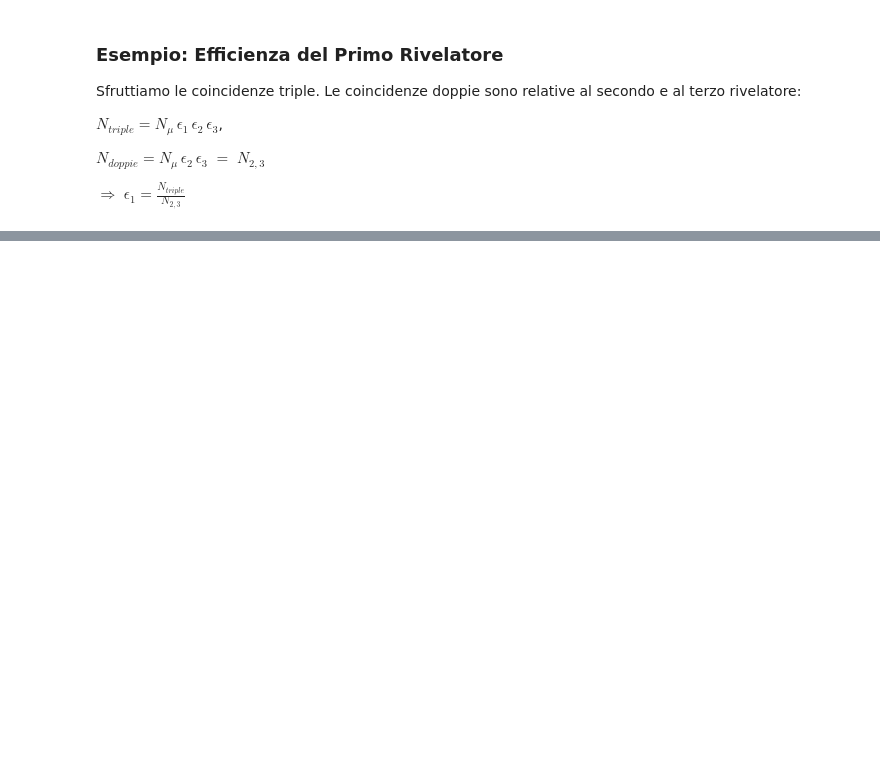
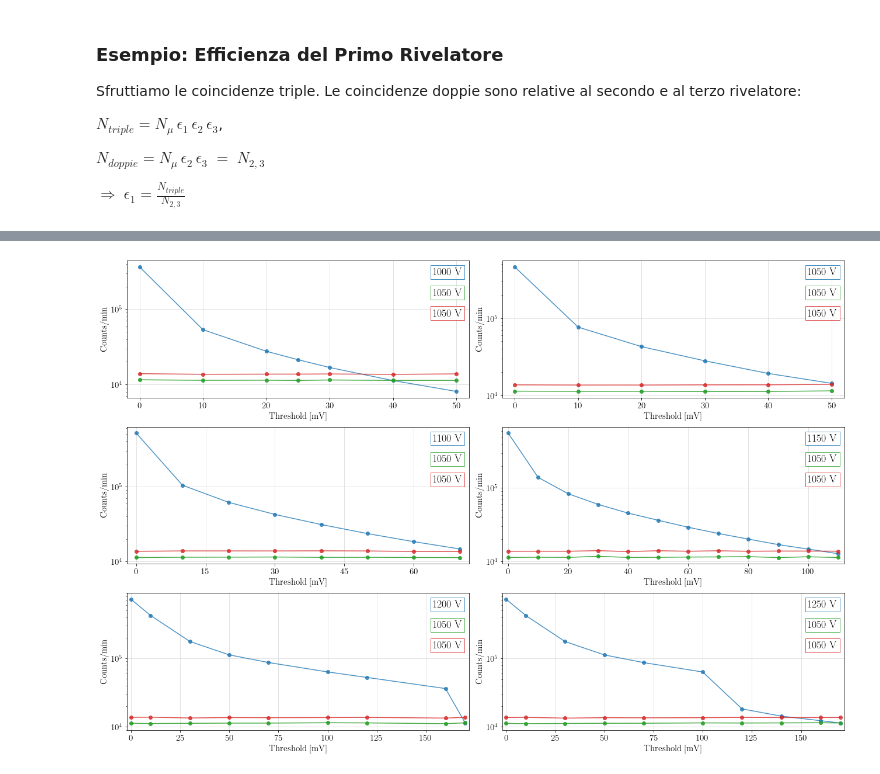
Before and after one commit to elisabreviglieri/muoni_lab, a Jupyter notebook: Efficienza_Scintillatori.ipynb, the cells around one changed output, grey strips where cells are left out. Drawn from its saved outputs; the diff is of its cells as text; code cells hidden in the pictures; blank space fills up the shorter version.

```diff
--- a/Efficienza_Scintillatori.ipynb
+++ b/Efficienza_Scintillatori.ipynb
@@ -333,0 +304,71 @@ N_triple_acc = df_3['N_singole_1']/(60) * df_3['N_singole_2']/(60) * df_3['N_sin
+# %%
+# Create subplots grid (4 rows x 3 columns)
+rows, cols = 3, 2
+fig, axes = plt.subplots(rows, cols, figsize=(18, 12), sharex=False, sharey=False)
+
+# Appiattisci gli assi per iterare facilmente
+axes_flat = axes.flatten()
+
+# Loop over dataframes and axes
+for iPlot, (df, voltage) in enumerate(zip(dataframes, voltages)):
+    ax = axes_flat[iPlot]
+
+    # Plot dei dati
+    ax.plot(df['Th [mV]'], df['N_singole_1'], linestyle='-', marker='o',
+            linewidth=LINE_WIDTH, color=COLORI_TRE[0], alpha=GRID_ALPHA)
+    ax.plot(df['Th [mV]'], df['N_singole_2'], linestyle='-', marker='o',
+            linewidth=LINE_WIDTH, color=COLORI_TRE[1], alpha=GRID_ALPHA + 0.1)
+    ax.plot(df['Th [mV]'], df['N_singole_3'], linestyle='-', marker='o',
+            linewidth=LINE_WIDTH, color=COLORI_TRE[2], alpha=GRID_ALPHA)
+
+    # Titolo e etichette degli assi
+    #ax.set_title('Counts per Minute vs Threshold Voltage', fontsize=FONT_DIM[1])
+    ax.set_xlabel('Threshold [mV]', fontsize=FONT_DIM[1])
+    ax.set_ylabel('Counts/min', fontsize=FONT_DIM[1])
+
+    # Configurazione dei tick
+    ax.set_xticks(Asse_x[voltage])
+    ax.tick_params(axis='x', labelsize=FONT_DIM[1])
+    ax.tick_params(axis='y', labelsize=FONT_DIM[1])
+
+    # Limiti degli assi
+    ax.set_xlim(-2, df['Th [mV]'].max() + 2)
+
+    # Scala logaritmica sull'asse Y
+    ax.set_yscale('log')
+
+    # Griglia
+    ax.grid(True, color='lightgray', alpha=GRID_ALPHA)
+
+    # Testo in alto a destra
+    ax.text(0.98, 0.95,  # Coordinate relative (x, y)
+            f'{voltage} V',
+            fontsize=FONT_DIM[2],
+            bbox=dict(facecolor='white', alpha=GRID_ALPHA, edgecolor=COLORI_TRE[0]),
+            transform=ax.transAxes,  # Usa ax.transAxes per le coordinate relative
+            ha='right',  # Allineamento orizzontale a destra
+            va='top')    # Allineamento verticale in alto
+    ax.text(0.98, 0.80,  # Coordinate relative (x, y)
+            '1050 V',
+            fontsize=FONT_DIM[2],
+            bbox=dict(facecolor='white', alpha=GRID_ALPHA, edgecolor=COLORI_TRE[1]),
+            transform=ax.transAxes,  # Usa ax.transAxes per le coordinate relative
+            ha='right',  # Allineamento orizzontale a destra
+            va='top')    # Allineamento verticale in alto
+    ax.text(0.98, 0.65,  # Coordinate relative (x, y)
+            '1050 V',
+            fontsize=FONT_DIM[2],
+            bbox=dict(facecolor='white', alpha=GRID_ALPHA, edgecolor=COLORI_TRE[2]),
+            transform=ax.transAxes,  # Usa ax.transAxes per le coordinate relative
+            ha='right',  # Allineamento orizzontale a destra
+            va='top')    # Allineamento verticale in alto
+
+# Disposizione finale e visualizzazione
+plt.tight_layout()
+
+if ESPORTA_IMMGAGINI:
+        plt.savefig(CARTELLA_IMMAGINI + "1_2_plateau_per_tensione" + FORMATO_IMMAGINI, bbox_inches = "tight", dpi=DPI)
+
+plt.show()
+# %% [output]
+[figure, added]
```
Also changed, not shown: parts of 36 cells of this notebook, 1 other file.
